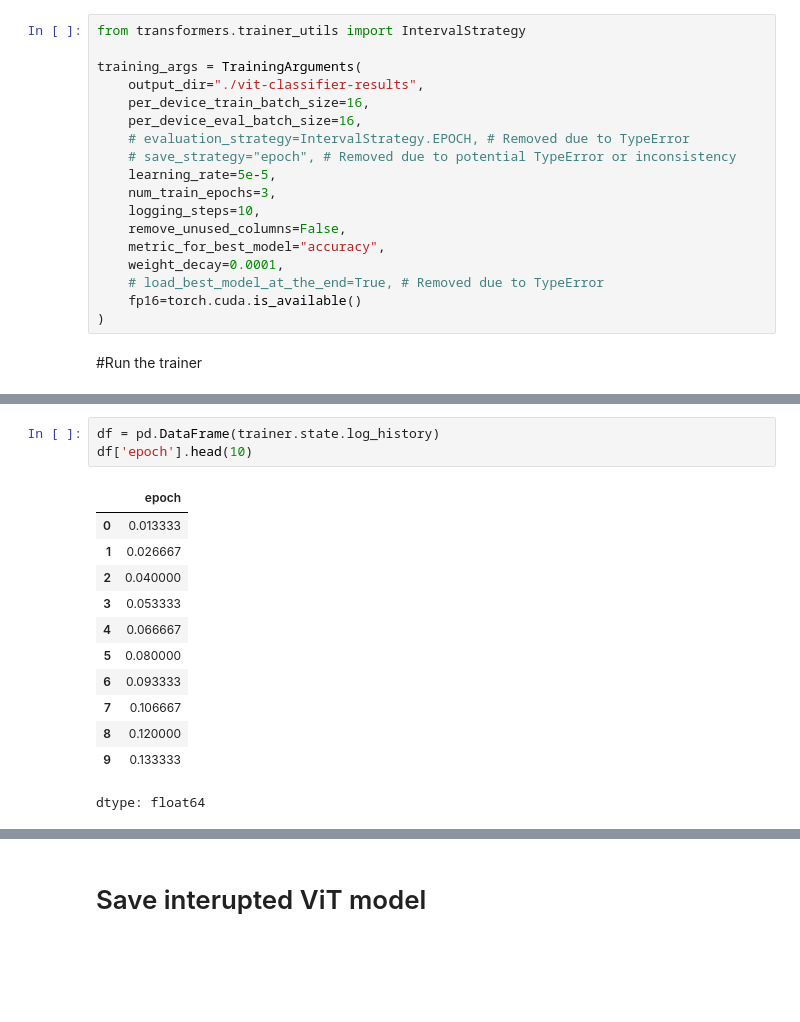
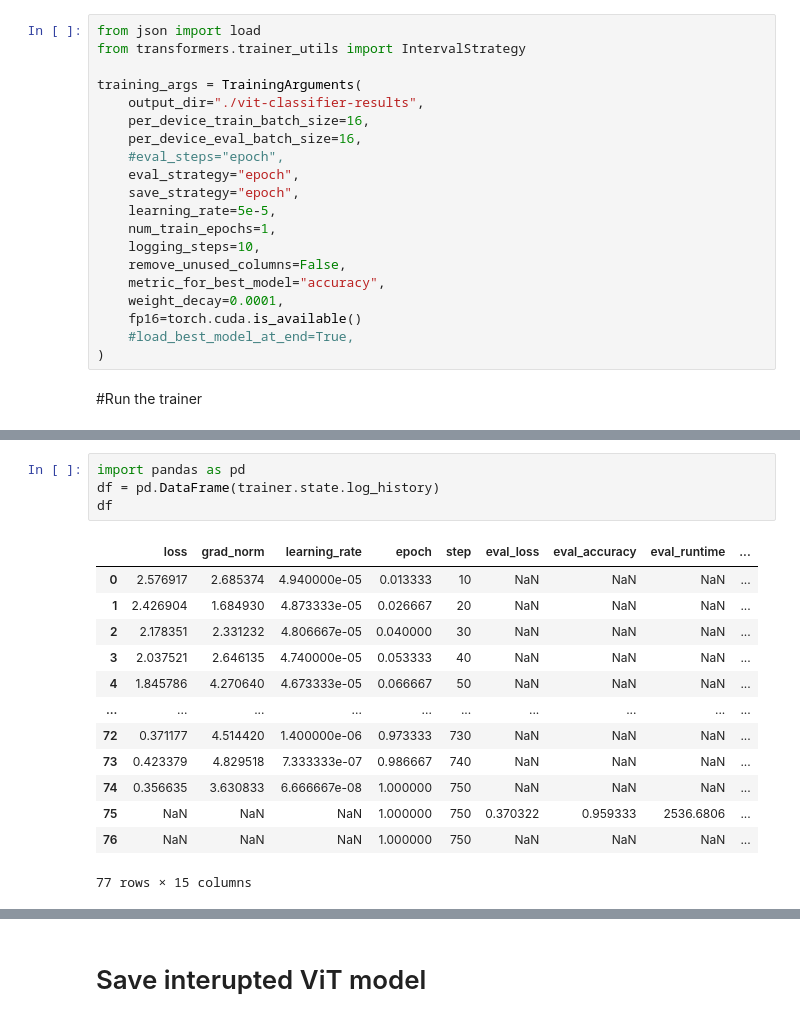
Before and after one commit to isaacadebayo/Predictive_Analytics_and_NLP, a Jupyter notebook: Visual_Transformer_and_CNN.ipynb, the cells around one changed output, grey strips where cells are left out. Cells and saved outputs as stored; diff of their text form; blank space fills up the shorter version.

```diff
--- a/Visual_Transformer_and_CNN.ipynb
+++ b/Visual_Transformer_and_CNN.ipynb
@@ -830,22 +863,24 @@ def compute_metrics(p):
 # %% [markdown]
 # Training arguments
 # %%
+from json import load
 from transformers.trainer_utils import IntervalStrategy
 
 training_args = TrainingArguments(
     output_dir="./vit-classifier-results",
     per_device_train_batch_size=16,
     per_device_eval_batch_size=16,
-    # evaluation_strategy=IntervalStrategy.EPOCH, # Removed due to TypeError
-    # save_strategy="epoch", # Removed due to potential TypeError or inconsistency
+    #eval_steps="epoch",
+    eval_strategy="epoch",
+    save_strategy="epoch",
     learning_rate=5e-5,
-    num_train_epochs=3,
+    num_train_epochs=1,
     logging_steps=10,
     remove_unused_columns=False,
     metric_for_best_model="accuracy",
     weight_decay=0.0001,
-    # load_best_model_at_the_end=True, # Removed due to TypeError
     fp16=torch.cuda.is_available()
+    #load_best_model_at_end=True,
 )
 # %% [markdown]
 #Run the trainer
@@ -891,19 +911,21 @@ TrainOutput(global_step=2250, training_loss=0.13771747334798176, metrics={'train
 # %%
+import pandas as pd
 df = pd.DataFrame(trainer.state.log_history)
-df['epoch'].head(10)
+df
 # %% [output]
-|  | epoch |
-| 0 | 0.013333 |
-| 1 | 0.026667 |
-| 2 | 0.040000 |
-| 3 | 0.053333 |
-| 4 | 0.066667 |
-| 5 | 0.080000 |
-| 6 | 0.093333 |
-| 7 | 0.106667 |
-| 8 | 0.120000 |
-| 9 | 0.133333 |
+|  | loss | grad_norm | learning_rate | epoch | step | eval_loss | eval_accuracy | eval_runtime | ... |
+| 0 | 2.576917 | 2.685374 | 4.940000e-05 | 0.013333 | 10 | NaN | NaN | NaN | ... |
+| 1 | 2.426904 | 1.684930 | 4.873333e-05 | 0.026667 | 20 | NaN | NaN | NaN | ... |
+| 2 | 2.178351 | 2.331232 | 4.806667e-05 | 0.040000 | 30 | NaN | NaN | NaN | ... |
+| 3 | 2.037521 | 2.646135 | 4.740000e-05 | 0.053333 | 40 | NaN | NaN | NaN | ... |
+| 4 | 1.845786 | 4.270640 | 4.673333e-05 | 0.066667 | 50 | NaN | NaN | NaN | ... |
+| ... | ... | ... | ... | ... | ... | ... | ... | ... | ... |
+| 72 | 0.371177 | 4.514420 | 1.400000e-06 | 0.973333 | 730 | NaN | NaN | NaN | ... |
+| 73 | 0.423379 | 4.829518 | 7.333333e-07 | 0.986667 | 740 | NaN | NaN | NaN | ... |
+| 74 | 0.356635 | 3.630833 | 6.666667e-08 | 1.000000 | 750 | NaN | NaN | NaN | ... |
+| 75 | NaN | NaN | NaN | 1.000000 | 750 | 0.370322 | 0.959333 | 2536.6806 | ... |
+| 76 | NaN | NaN | NaN | 1.000000 | 750 | NaN | NaN | NaN | ... |
-dtype: float64
+77 rows × 15 columns
 # %%
 import matplotlib.pyplot as plt
 train_logs = df[df['loss'].notna()]
```
Also changed, not shown: parts of 34 cells of this notebook.
